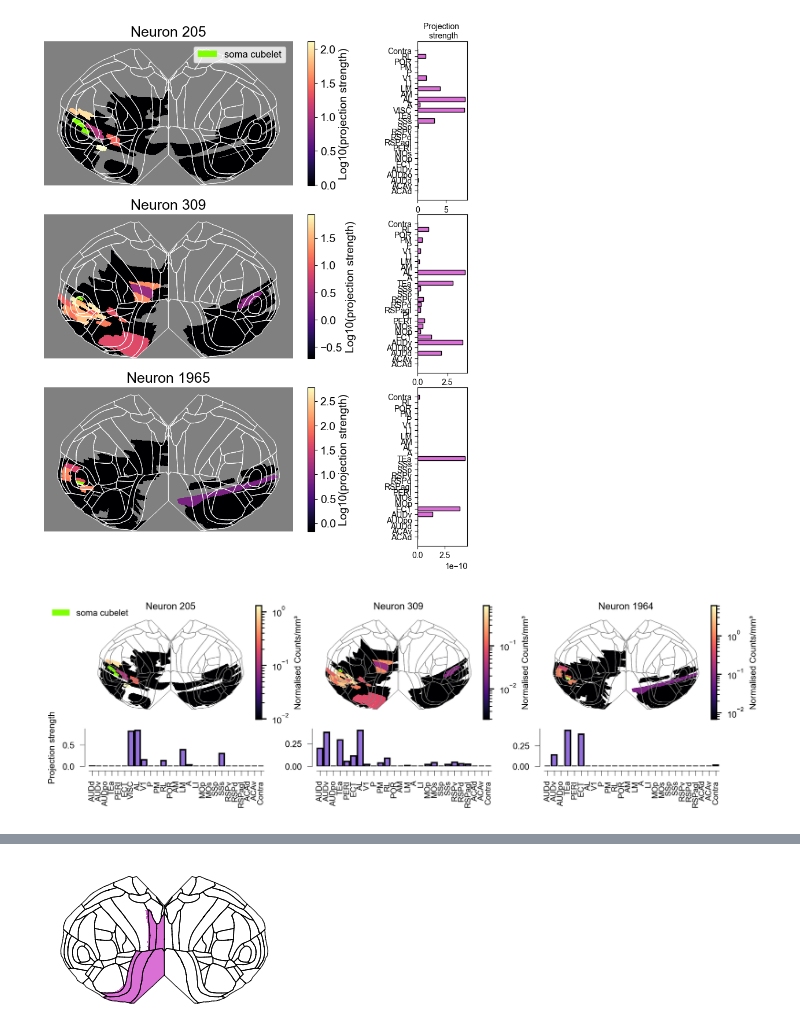
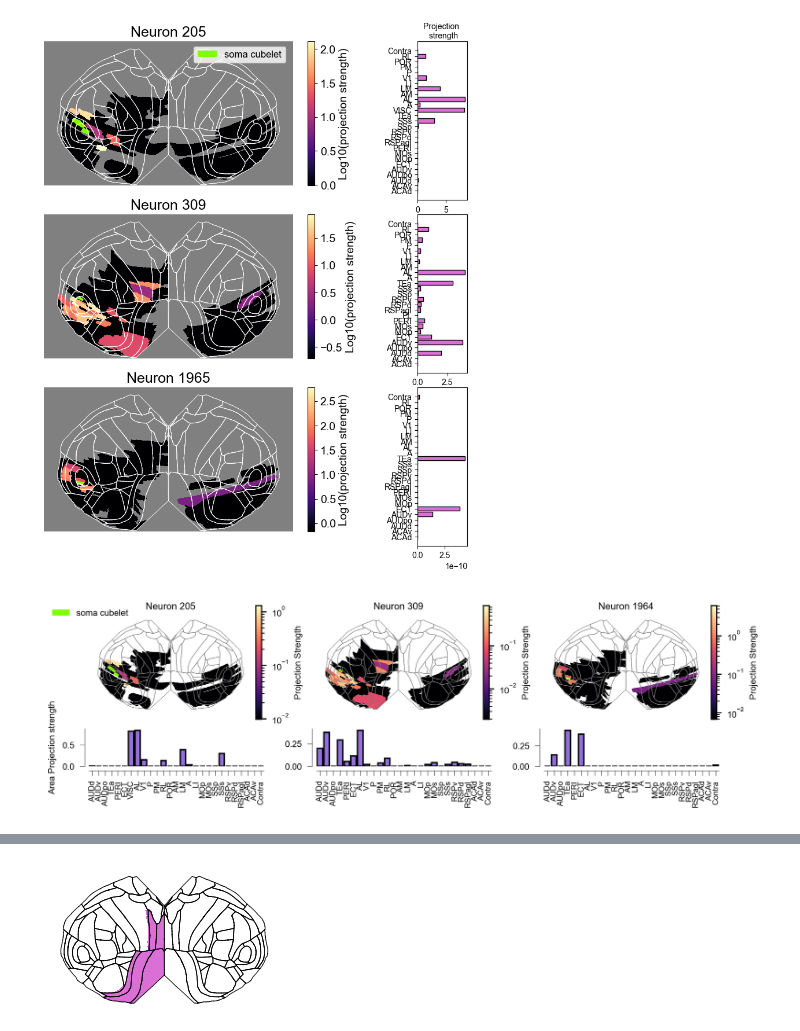
Before and after one commit to znamlab/MAPseq_processing, a Jupyter notebook: final_processing/fig_1_example_projections_updated.ipynb, the cells around one changed output, grey strips where cells are left out. Cells and saved outputs as stored; diff of their text form; code cells hidden in the pictures.

Commit message:
adjusting for scaled projection density

```diff
--- a/final_processing/fig_1_example_projections_updated.ipynb
+++ b/final_processing/fig_1_example_projections_updated.ipynb
@@ -1554,7 +1556,7 @@ for col, bc_index in enumerate([dorsal_ind, all_ind, gen_ind]):
                         fraction=0.046,
                         pad=0.02,)
                         # format=LogFormatter(base=10))
-    cbar.set_label("Normalised Counts/mm³", fontsize=font_size)
+    cbar.set_label("Projection Strength", fontsize=font_size) #Previously "Normalised Counts/mm³"
     cbar.ax.tick_params(labelsize=font_size)
     cbar.locator = LogLocator(base=10)
     cbar.update_ticks()
@@ -1593,32 +1595,32 @@ for col, bc_index in enumerate([dorsal_ind, all_ind, gen_ind]):
         edgecolor="black"
 )
     # what_plot=ax_bar.bar(labels,
     #             values,
     #             color="mediumpurple",
     #             edgecolor="black")
     #ax_bar.set_yticks(y_pos)
     #ax_bar.set_yticklabels(labels, fontsize=8)
     #ax_bar.invert_yaxis()                      # biggest bar on top
 
     ff.myPlotSettings_splitAxis(fig=what_plot, ax=ax_bar, ytitle= "", xtitle="", title='', mySize =font_size)
     if col == 0:
-        ax_bar.set_ylabel("Projection strength",
+        ax_bar.set_ylabel("Area Projection strength",
                        fontsize=font_size,
                        labelpad=4)
     else:
         ax_bar.set_ylabel("")
     # ax_bar.set_ylabel("Projection strength \n (Normalised counts/mm³)",
     #                   fontsize=font_size,
     #                   labelpad=4)
     ax_bar.tick_params(axis="x", labelsize=font_size*0.9, labelrotation=90)
     ax_bar.tick_params(axis="y", labelsize=font_size)
     ax_bar.set_xlim(-0.5, len(ordered_labels)-0.5)
 chartreuse_patch = Patch(facecolor="chartreuse", label="soma cubelet")
 fig.legend(handles=[chartreuse_patch],
            loc="upper left",
            fontsize=font_size, bbox_to_anchor=(0.07, 0.9), frameon=False)
 
 plt.show()
 fig.savefig(f"{saving_path}/fig_1_example_projections.svg", format="svg", bbox_inches='tight', dpi=400)
 # %% [output]
-[figure, old version]
+[figure, new version]
```
Also changed, not shown: parts of 4 cells of this notebook.
